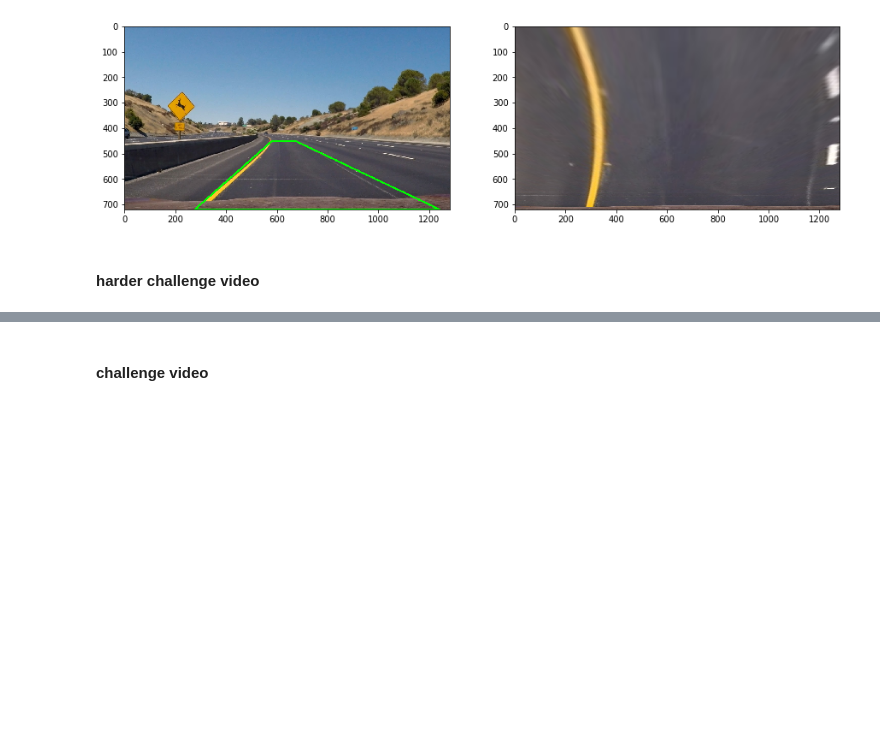
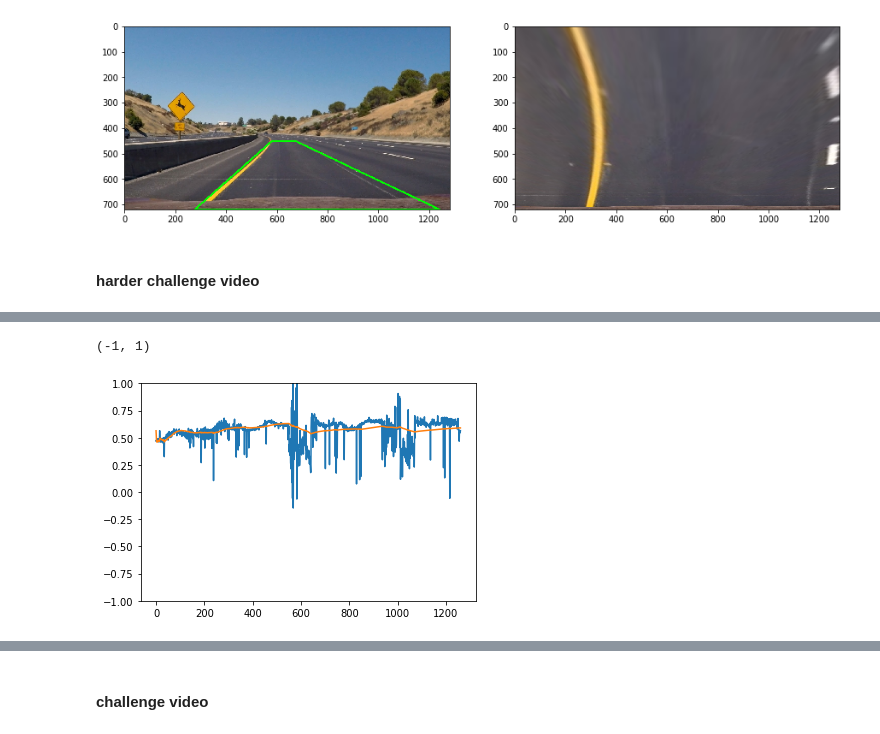
Before and after one commit to dmitrydi/advanced_lanes, a Jupyter notebook: P1.ipynb, the cells around one changed output, grey strips where cells are left out. Drawn from its saved outputs; the diff is of its cells as text; code cells hidden in the pictures; blank space fills up the shorter version.

```diff
--- a/P1.ipynb
+++ b/P1.ipynb
@@ -472,0 +656,31 @@ Wall time: 3min 40s
+# %%
+measurements = hl.log['A_pos']
+mean, sigma = norm.fit(measurements)
+Q = 1e-5
+R2 = sigma**2
+a_predictions = []
+x = np.matrix([[mean],[0.]])
+P = np.matrix([[R2, 0], [0,R2]])
+u = np.matrix([[.0], [0.]])
+F = np.matrix([[1.,1.], [0, 1.]])
+H = np.matrix([[1.,0]])
+R = np.matrix([[R2]])
+I = np.matrix([[1., 0.], [0., 1.]])
+a_predictions.append(x[0].A1)
+for i in range(1, len(measurements)):
+    z = np.matrix([[measurements[i][0]]])
+    y = z - H*x
+    S = H*P*H.getT() + R
+    K = P*H.getT()*S.getI()
+    x = x + (K*y)
+    P = (I - K*H)*P
+    x = F*x + u
+    P = F*P*F.getT()
+    a_predictions.append(x[0].A1)
+xs = np.array(range(len(a_predictions)))
+plt.plot(xs, measurements)
+plt.plot(xs, a_predictions)
+plt.ylim(-1,1)
+# %% [output]
+(-1, 1)
+[figure, added]
```
Also changed, not shown: parts of 22 cells of this notebook.
